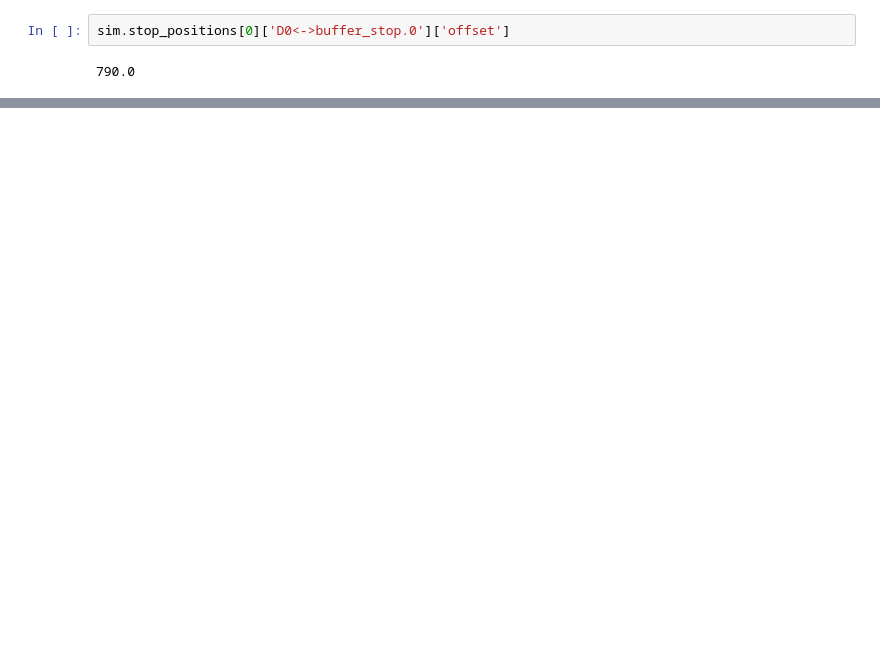
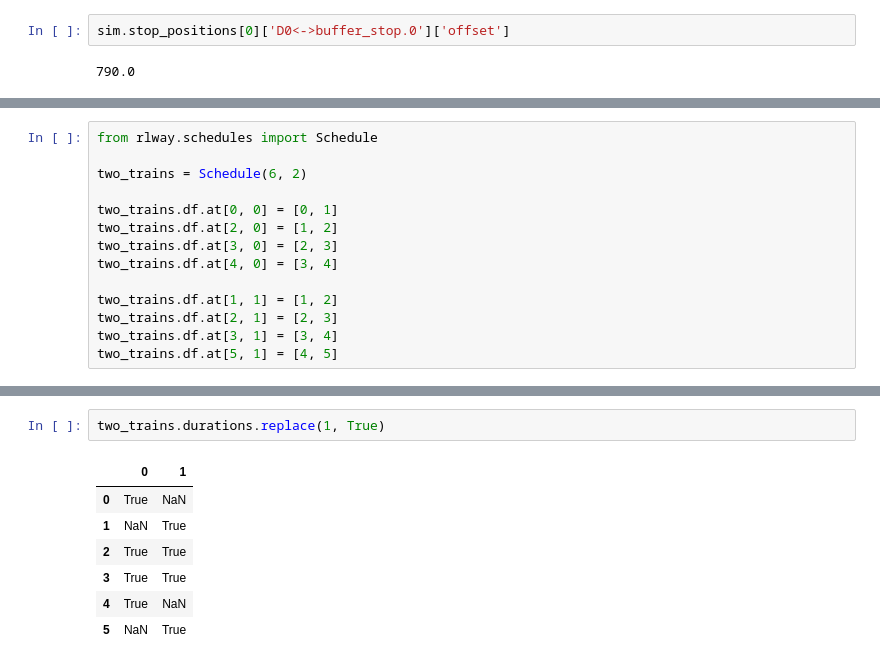
Before and after one commit to y-plus/pyOSRD, a Jupyter notebook: notebooks_explo/add_delay.ipynb, the cells around one changed output, grey strips where cells are left out. Cells and saved outputs as stored; diff of their text form; blank space fills up the shorter version.

```diff
--- a/notebooks_explo/add_delay.ipynb
+++ b/notebooks_explo/add_delay.ipynb
@@ -188,0 +187,14 @@ sim.stop_positions[0]['D0<->buffer_stop.0']['offset']
+# %%
+from rlway.schedules import Schedule
+
+two_trains = Schedule(6, 2)
+
+two_trains.df.at[0, 0] = [0, 1]
+two_trains.df.at[2, 0] = [1, 2]
+two_trains.df.at[3, 0] = [2, 3]
+two_trains.df.at[4, 0] = [3, 4]
+
+two_trains.df.at[1, 1] = [1, 2]
+two_trains.df.at[2, 1] = [2, 3]
+two_trains.df.at[3, 1] = [3, 4]
+two_trains.df.at[5, 1] = [4, 5]
@@ -188,0 +206,10 @@ sim.stop_positions[0]['D0<->buffer_stop.0']['offset']
+# %%
+two_trains.durations.replace(1, True)
+# %% [output]
+|  | 0 | 1 |
+| 0 | True | NaN |
+| 1 | NaN | True |
+| 2 | True | True |
+| 3 | True | True |
+| 4 | True | NaN |
+| 5 | NaN | True |
```
Also changed, not shown: parts of 7 cells of this notebook, 5 other files.
